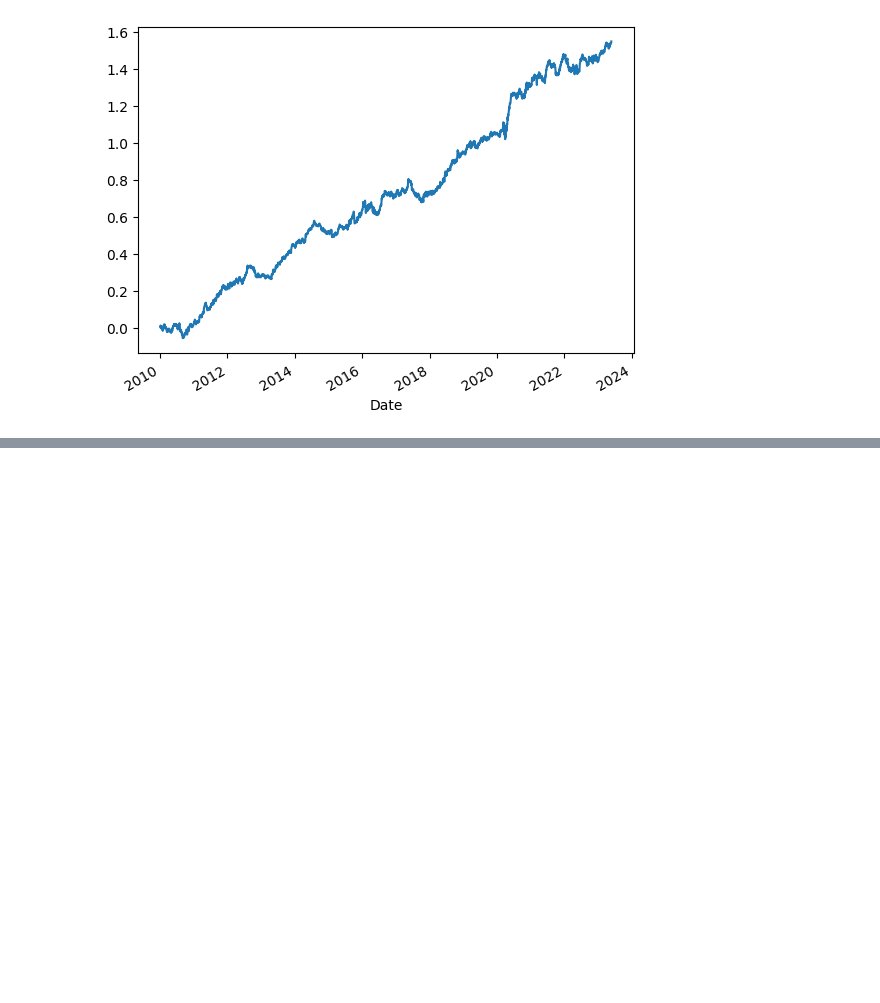
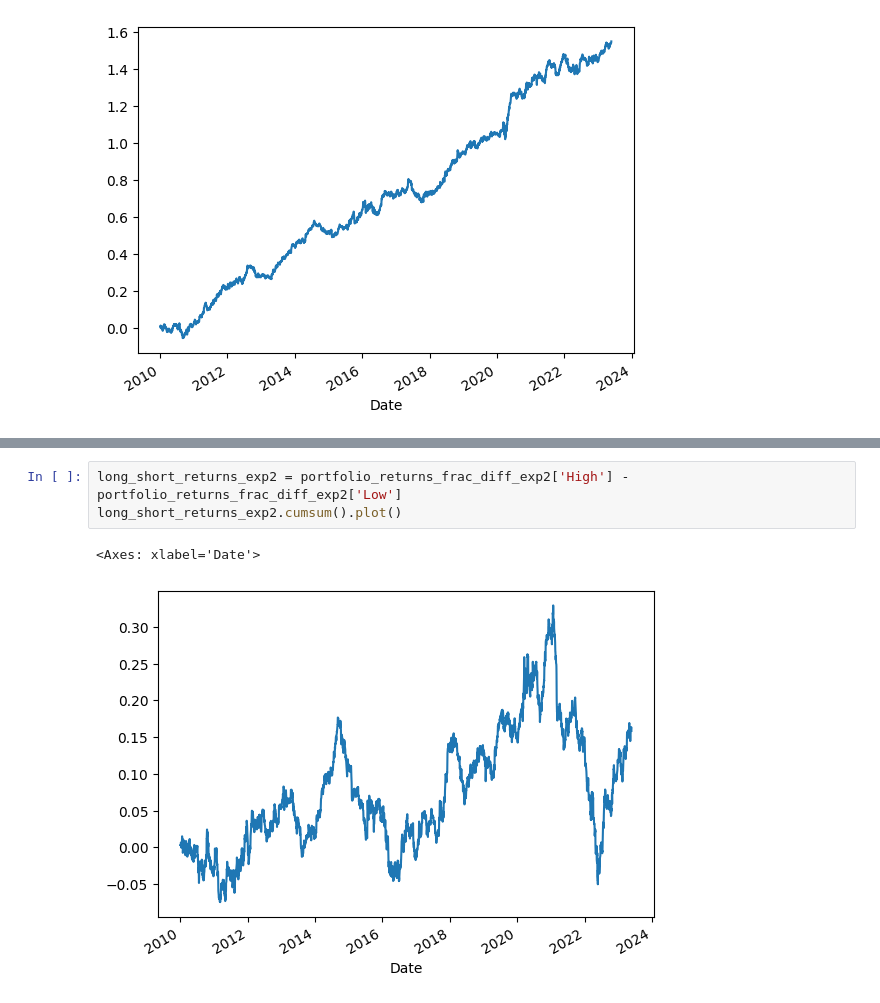
Before and after one commit to eldor-fozilov/FracLSTM-Portfolio, a Jupyter notebook: model_building_and_portfolio_construction.ipynb, the cells around one changed output, grey strips where cells are left out. Drawn from its saved outputs; the diff is of its cells as text; blank space fills up the shorter version.

```diff
--- a/model_building_and_portfolio_construction.ipynb
+++ b/model_building_and_portfolio_construction.ipynb
@@ -382,0 +438,6 @@ long_short_returns_benchmark.cumsum().plot()
+# %%
+long_short_returns_exp2 = portfolio_returns_frac_diff_exp2['High'] - portfolio_returns_frac_diff_exp2['Low']
+long_short_returns_exp2.cumsum().plot()
+# %% [output]
+<Axes: xlabel='Date'>
+[figure, added]
```
Also changed, not shown: parts of 16 cells of this notebook.
